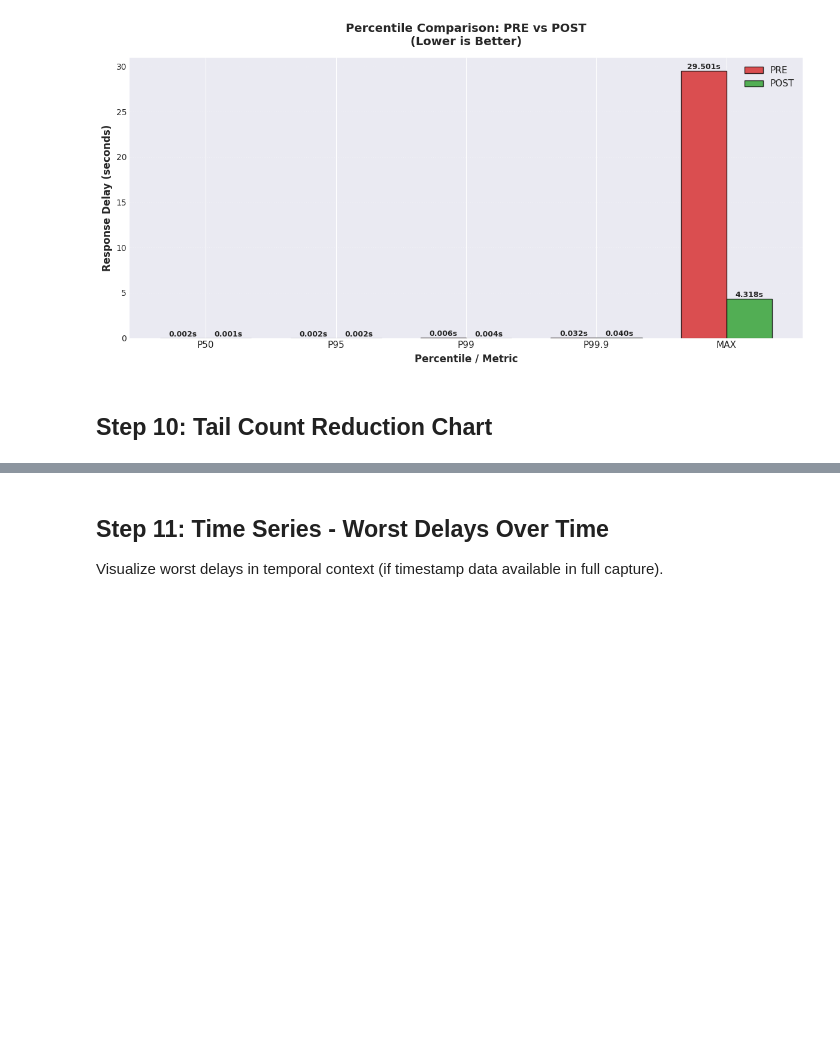
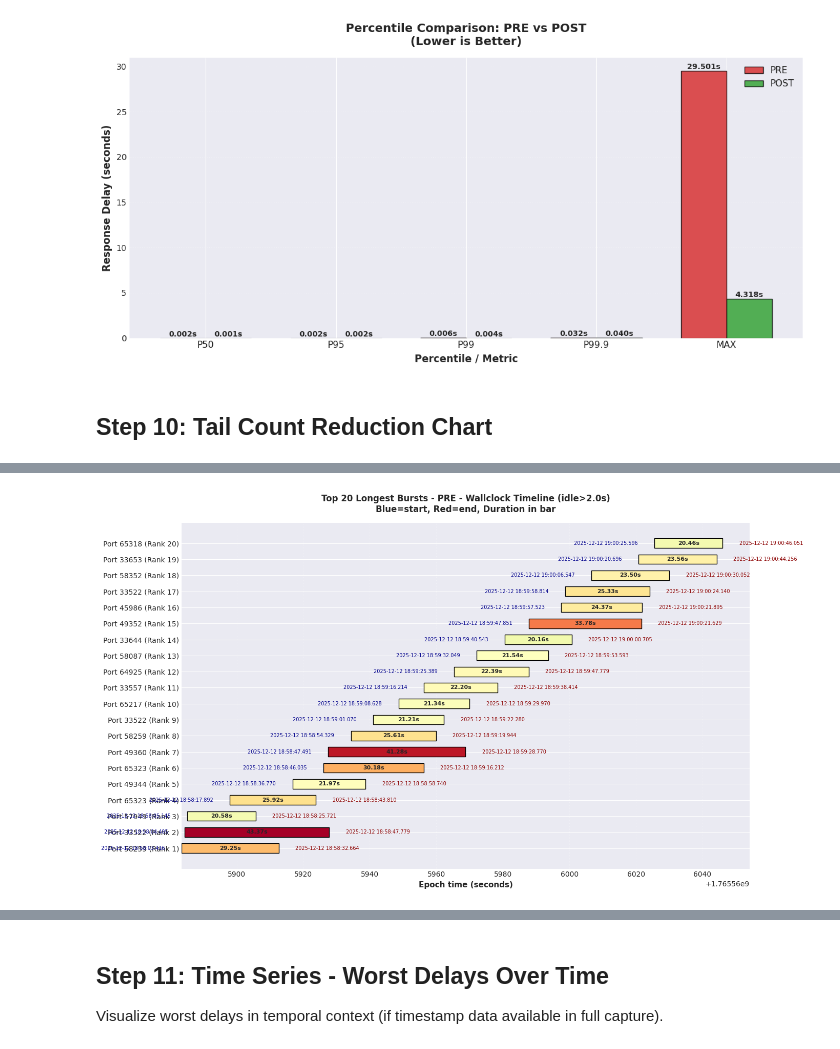
Before and after one commit to oracletechcl/aix-diag, a Jupyter notebook: Analysis/prod-06-01-2025/dec12-ene06.ipynb, the cells around one changed output, grey strips where cells are left out. Saved outputs shown, nothing was run; the diff lists cells and outputs as text; code cells hidden in the pictures; blank space fills up the shorter version.

```diff
--- a/Analysis/prod-06-01-2025/dec12-ene06.ipynb
+++ b/Analysis/prod-06-01-2025/dec12-ene06.ipynb
@@ -823,0 +1271,94 @@ Threshold       PRE Count   POST Count     Change %
+# %%
+def plot_bursts_with_wallclock(bursts_df: pd.DataFrame, label: str, top_n: int = 20, save_path: Path = None):
+    """Timeline-style plot showing top N bursts with wallclock start/end times clearly labeled."""
+    top = bursts_df.nlargest(top_n, 'duration_s').copy()
+    top = top.sort_values('start_t').reset_index(drop=True)
+    top['start_dt'] = top['start_t'].apply(epoch_to_iso)
+    top['end_dt'] = top['end_t'].apply(epoch_to_iso)
+    top['idx'] = np.arange(len(top))
+
+    fig, ax = plt.subplots(figsize=(14, max(6, len(top)*0.4)))
+
+    # Color by duration intensity
+    colors = plt.cm.RdYlGn_r(top['duration_s'] / top['duration_s'].max())
+
+    for idx, row in top.iterrows():
+        start_epoch = row['start_t']
+        duration = row['duration_s']
+        start_dt = row['start_dt']
+        end_dt = row['end_dt']
+        port = int(row['client_port'])
+
+        ax.barh(idx, duration, left=start_epoch, height=0.6, color=colors[idx], edgecolor='black', linewidth=1)
+
+        # Add wallclock time labels
+        mid_point = start_epoch + duration/2
+        ax.text(mid_point, idx, f"{duration:.2f}s", ha='center', va='center', fontsize=8, fontweight='bold')
+        ax.text(start_epoch - 5, idx, f"{start_dt}", ha='right', va='center', fontsize=7, color='darkblue')
+        ax.text(start_epoch + duration + 5, idx, f"{end_dt}", ha='left', va='center', fontsize=7, color='darkred')
+
+    ax.set_yticks(range(len(top)))
+    ax.set_yticklabels([f"Port {int(p)} (Rank {i+1})" for i, p in enumerate(top['client_port'])])
+    ax.set_xlabel('Epoch time (seconds)', fontsize=11, fontweight='bold')
+    ax.set_title(f"Top {top_n} Longest Bursts - {label} - Wallclock Timeline (idle>{MAIN_IDLE_THRESHOLD}s)\nBlue=start, Red=end, Duration in bar",
+                 fontsize=12, fontweight='bold', pad=15)
+    ax.grid(True, axis='x', linestyle=':', alpha=0.4)
+    plt.tight_layout()
+    if save_path:
+        plt.savefig(save_path, bbox_inches='tight', dpi=300)
+        print(f"✓ Saved {save_path}")
+    plt.show()
+    plt.close()
+
+def plot_burst_duration_vs_wallclock_time(bursts_df: pd.DataFrame, label: str, save_path: Path = None):
+    """Scatter plot: y=duration, x=wallclock start time, with clear timestamp labels for top 10."""
+    df = bursts_df.copy()
+    df['start_dt'] = df['start_t'].apply(epoch_to_iso)
+    df = df.sort_values('start_t')
+
+    fig, ax = plt.subplots(figsize=(14, 7))
+    scatter = ax.scatter(df['start_t'], df['duration_s'], alpha=0.6, s=80, c=df['duration_s'],
+                        cmap='RdYlGn_r', edgecolor='black', linewidth=0.5)
+
+    # Add thresholds
+    for thr in [5, 10, 15, 16.2, 20]:
+        ax.axhline(thr, color='gray', linestyle='--', alpha=0.3, linewidth=1)
+        ax.text(df['start_t'].max(), thr, f'{thr}s', fontsize=8, color='gray')
+
+    # Annotate top 10 longest
+    top10 = bursts_df.nlargest(10, 'duration_s').copy()
+    top10['start_dt'] = top10['start_t'].apply(epoch_to_iso)
+    for _, row in top10.iterrows():
+        ax.annotate(f"{row['start_dt']}\n{row['duration_s']:.2f}s",
+                   xy=(row['start_t'], row['duration_s']),
+                   xytext=(10, 10), textcoords='offset points', fontsize=7,
+                   bbox=dict(boxstyle='round,pad=0.3', facecolor='yellow', alpha=0.5),
+                   arrowprops=dict(arrowstyle='->', lw=0.5))
+
+    ax.set_xlabel('Burst Start Time (epoch seconds)', fontsize=11, fontweight='bold')
+    ax.set_ylabel('Burst Duration (seconds)', fontsize=11, fontweight='bold')
+    ax.set_title(f"Burst Duration vs Start Wallclock Time - {label} (idle>{MAIN_IDLE_THRESHOLD}s)\nTop 10 durations annotated with ISO timestamps",
+                 fontsize=12, fontweight='bold', pad=15)
+    ax.grid(True, linestyle=':', alpha=0.4)
+    cbar = plt.colorbar(scatter, ax=ax)
+    cbar.set_label('Duration (s)', fontweight='bold')
+    plt.tight_layout()
+    if save_path:
+        plt.savefig(save_path, bbox_inches='tight', dpi=300)
+        print(f"✓ Saved {save_path}")
+    plt.show()
+    plt.close()
+
+# Generate wallclock-annotated plots for both PRE and POST
+pre_wallclock_timeline_path = PLOT_DIR / f"burst_wallclock_timeline_pre_top20.png"
+post_wallclock_timeline_path = PLOT_DIR / f"burst_wallclock_timeline_post_top20.png"
+pre_duration_vs_time_path = PLOT_DIR / f"burst_duration_vs_wallclock_pre.png"
+post_duration_vs_time_path = PLOT_DIR / f"burst_duration_vs_wallclock_post.png"
+
+print("Generating wallclock-annotated burst plots...")
+print()
+plot_bursts_with_wallclock(pre_bursts_main, 'PRE', top_n=20, save_path=pre_wallclock_timeline_path)
+plot_bursts_with_wallclock(post_bursts_main, 'POST', top_n=20, save_path=post_wallclock_timeline_path)
+plot_burst_duration_vs_wallclock_time(pre_bursts_main, 'PRE', save_path=pre_duration_vs_time_path)
+plot_burst_duration_vs_wallclock_time(post_bursts_main, 'POST', save_path=post_duration_vs_time_path)
+# %% [output]
@@ -823,0 +1368 @@ Threshold       PRE Count   POST Count     Change %
+[figure, added]
```
Also changed, not shown: parts of 25 cells of this notebook, 1 other file.
